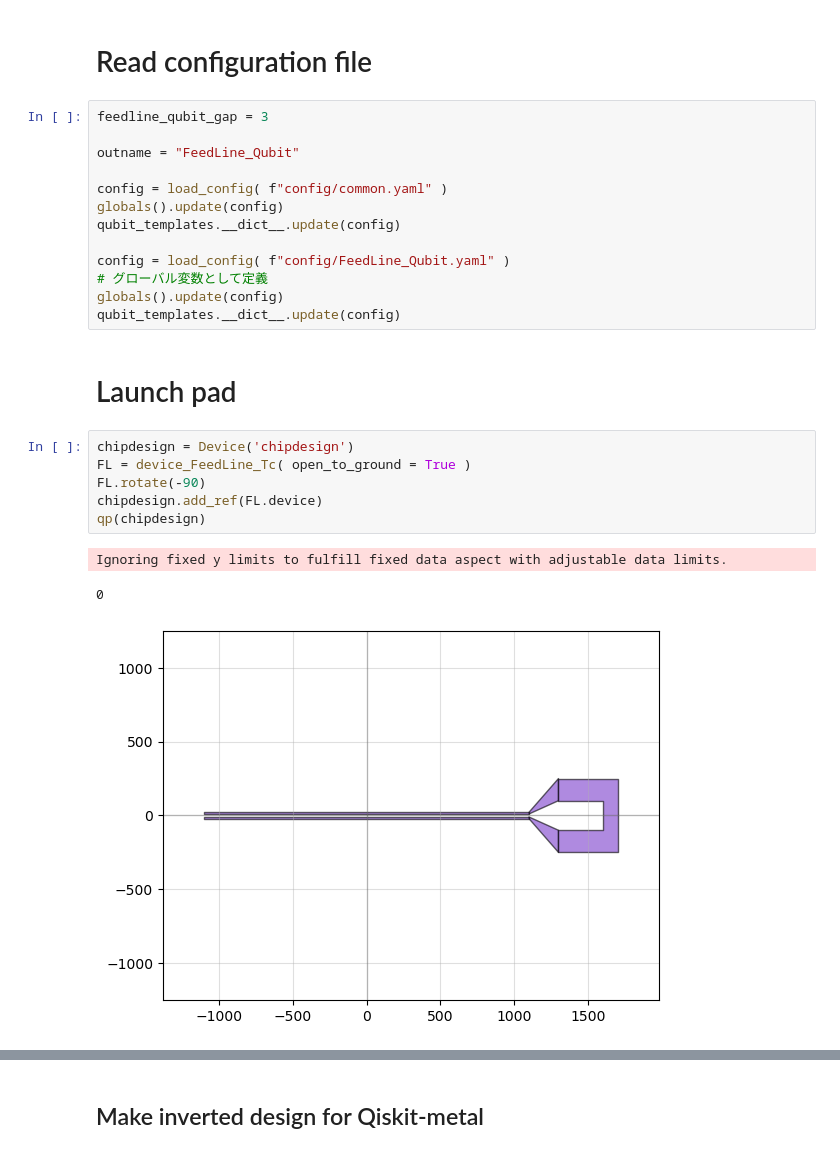
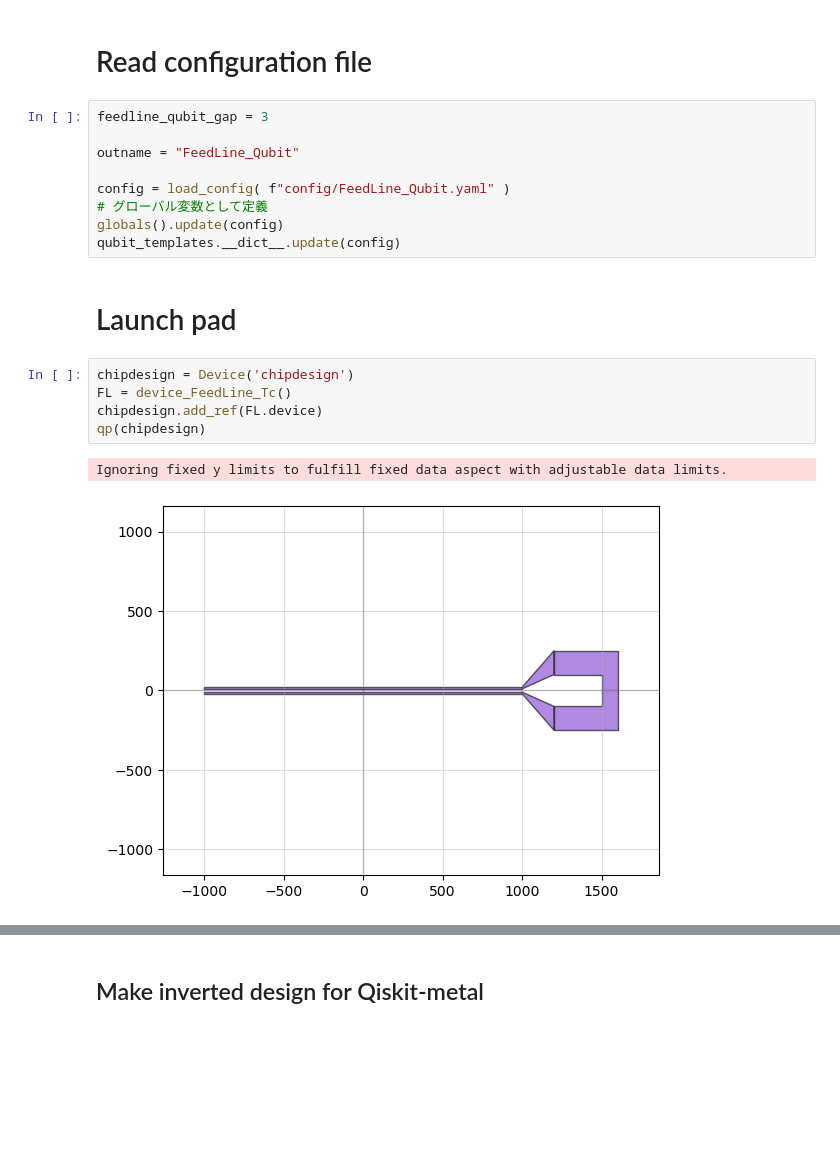
Before and after one commit to yminononono/Quantum-GDSDesign, a Jupyter notebook: FeedLine_Qubit.ipynb, the cells around one changed output, grey strips where cells are left out. Cells and saved outputs as stored; diff of their text form; blank space fills up the shorter version.

Commit message:
Updated feedline configuration

```diff
--- a/FeedLine_Qubit.ipynb
+++ b/FeedLine_Qubit.ipynb
@@ -28,10 +28,6 @@ feedline_qubit_gap = 3
 
 outname = "FeedLine_Qubit"
 
-config = load_config( f"config/common.yaml" )
-globals().update(config)
-qubit_templates.__dict__.update(config)
-
 config = load_config( f"config/FeedLine_Qubit.yaml" )
 # グローバル変数として定義
 globals().update(config)
@@ -40,14 +36,12 @@ qubit_templates.__dict__.update(config)
 # Launch pad
 # %%
 chipdesign = Device('chipdesign')
-FL = device_FeedLine_Tc( open_to_ground = True )
-FL.rotate(-90)
+FL = device_FeedLine_Tc()
 chipdesign.add_ref(FL.device)
 qp(chipdesign)
 # %% [output]
 Ignoring fixed y limits to fulfill fixed data aspect with adjustable data limits.
-0
-[figure, old version]
+[figure, new version]
 # %%
 Qubit = device_Pad()
 qp(Qubit.metal)
```
Also changed, not shown: parts of 2 cells of this notebook, 6 other files.
